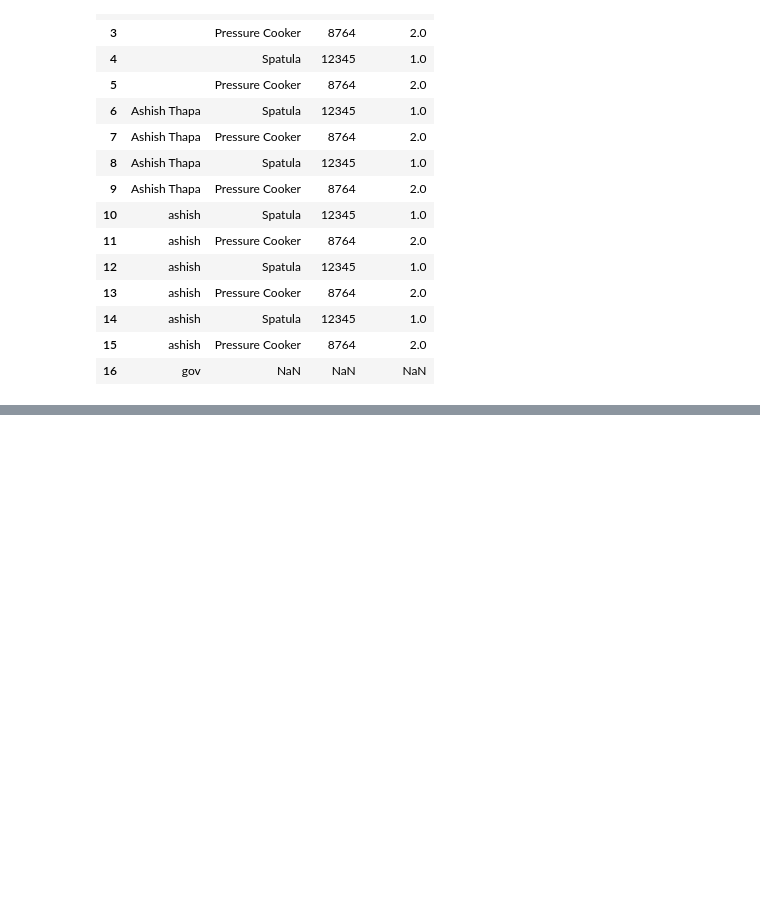
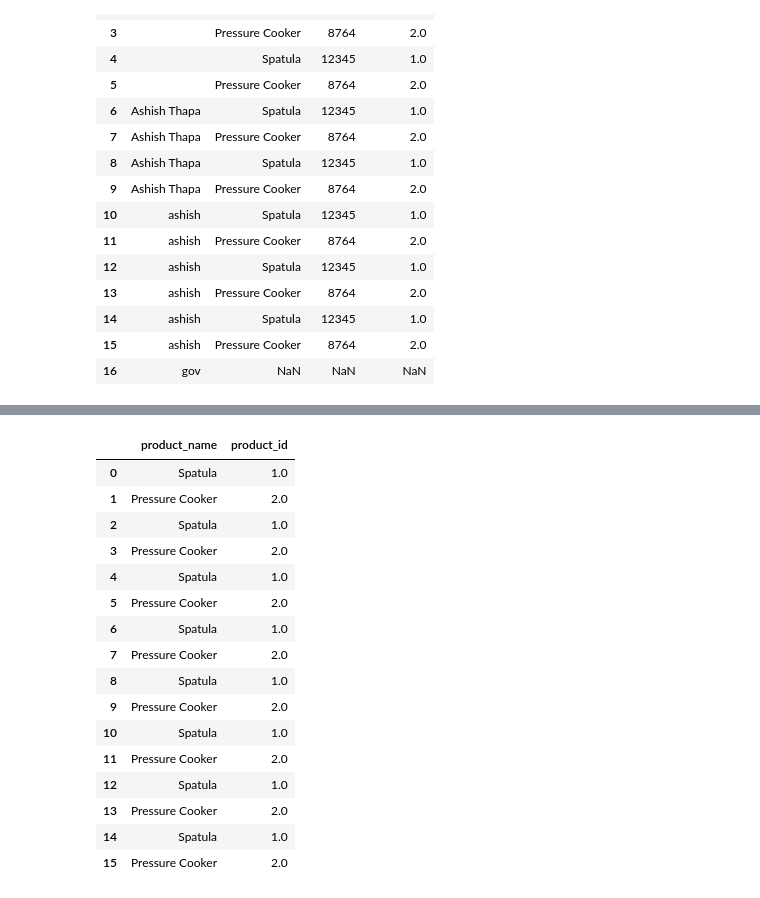
Before and after one commit to AnuragTimilsina/ImsRecommendationEngine, a Jupyter notebook: ims_recommendation.ipynb, the cells around one changed output, grey strips where cells are left out. Drawn from its saved outputs; the diff is of its cells as text; code cells hidden in the pictures; blank space fills up the shorter version.

```diff
--- a/ims_recommendation.ipynb
+++ b/ims_recommendation.ipynb
@@ -201,0 +223,3 @@ df_flat
+# %%
+df_flat['product_name'] = df_flat['product_name'].astype(str)
+df_flat['username'] = df_flat['username'].astype(str)
@@ -201,0 +237,3 @@ df_flat
+# %%
+train_df = df_flat[df_flat['username'].isin(c_train)]
+validation_df = df[~df_flat['username'].isin(c_train)]
@@ -201,0 +330,21 @@ df_flat
+# %%
+products = train_df[["product_name", "product_id"]]
+products
+# %% [output]
+|  | product_name | product_id |
+| 0 | Spatula | 1.0 |
+| 1 | Pressure Cooker | 2.0 |
+| 2 | Spatula | 1.0 |
+| 3 | Pressure Cooker | 2.0 |
+| 4 | Spatula | 1.0 |
+| 5 | Pressure Cooker | 2.0 |
+| 6 | Spatula | 1.0 |
+| 7 | Pressure Cooker | 2.0 |
+| 8 | Spatula | 1.0 |
+| 9 | Pressure Cooker | 2.0 |
+| 10 | Spatula | 1.0 |
+| 11 | Pressure Cooker | 2.0 |
+| 12 | Spatula | 1.0 |
+| 13 | Pressure Cooker | 2.0 |
+| 14 | Spatula | 1.0 |
+| 15 | Pressure Cooker | 2.0 |
```
Also changed, not shown: parts of 25 cells of this notebook, 2 other files.
